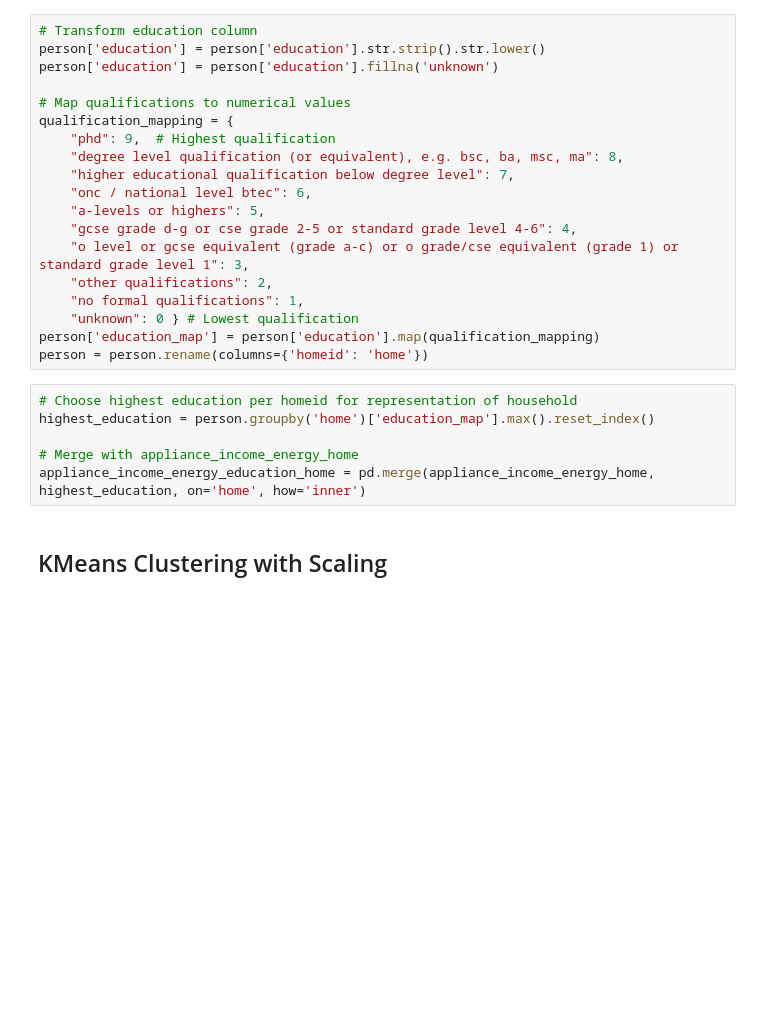
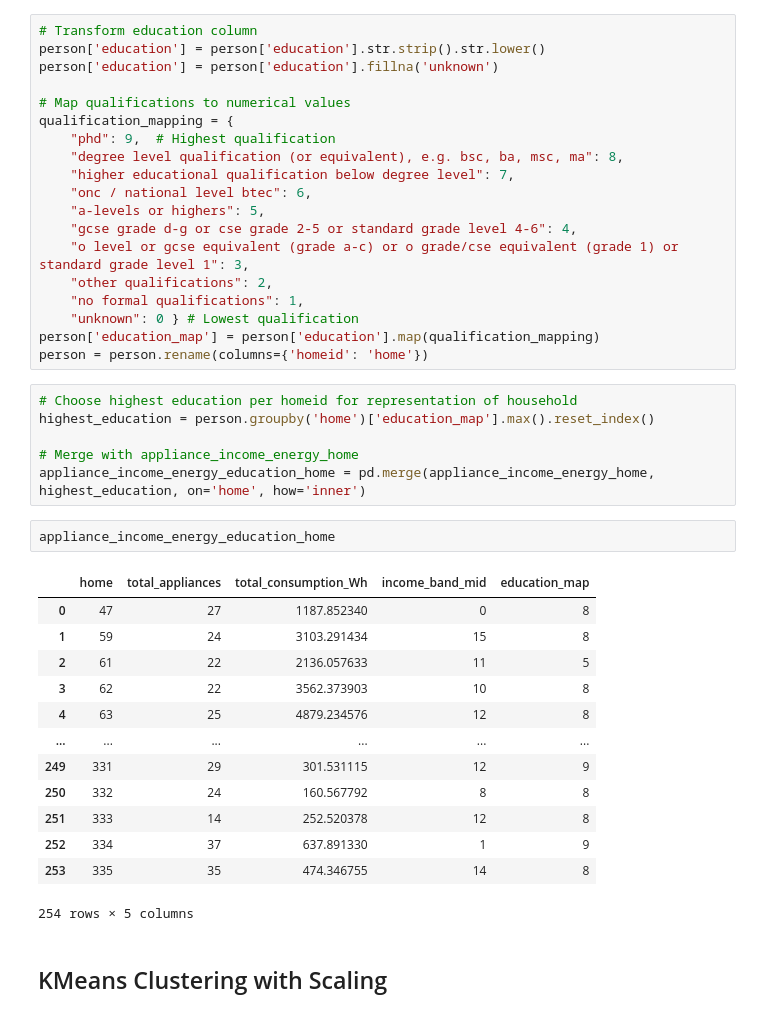
Before and after one commit to Rezixx/Studienarbeit_Pred_Analytics, a Jupyter notebook: Clustering.ipynb, the cells around one changed output. Cells and saved outputs as stored; diff of their text form; blank space fills up the shorter version.

```diff
--- a/Clustering.ipynb
+++ b/Clustering.ipynb
@@ -120,6 +134,22 @@ highest_education = person.groupby('home')['education_map'].max().reset_index()
 
 # Merge with appliance_income_energy_home
 appliance_income_energy_education_home = pd.merge(appliance_income_energy_home, highest_education, on='home', how='inner')
+# %%
+appliance_income_energy_education_home
+# %% [output]
+|  | home | total_appliances | total_consumption_Wh | income_band_mid | education_map |
+| 0 | 47 | 27 | 1187.852340 | 0 | 8 |
+| 1 | 59 | 24 | 3103.291434 | 15 | 8 |
+| 2 | 61 | 22 | 2136.057633 | 11 | 5 |
+| 3 | 62 | 22 | 3562.373903 | 10 | 8 |
+| 4 | 63 | 25 | 4879.234576 | 12 | 8 |
+| ... | ... | ... | ... | ... | ... |
+| 249 | 331 | 29 | 301.531115 | 12 | 9 |
+| 250 | 332 | 24 | 160.567792 | 8 | 8 |
+| 251 | 333 | 14 | 252.520378 | 12 | 8 |
+| 252 | 334 | 37 | 637.891330 | 1 | 9 |
+| 253 | 335 | 35 | 474.346755 | 14 | 8 |
+254 rows × 5 columns
 # %% [markdown]
 ## KMeans Clustering with Scaling
 # %%
```
Also changed, not shown: parts of 4 cells of this notebook, 3 other files.
